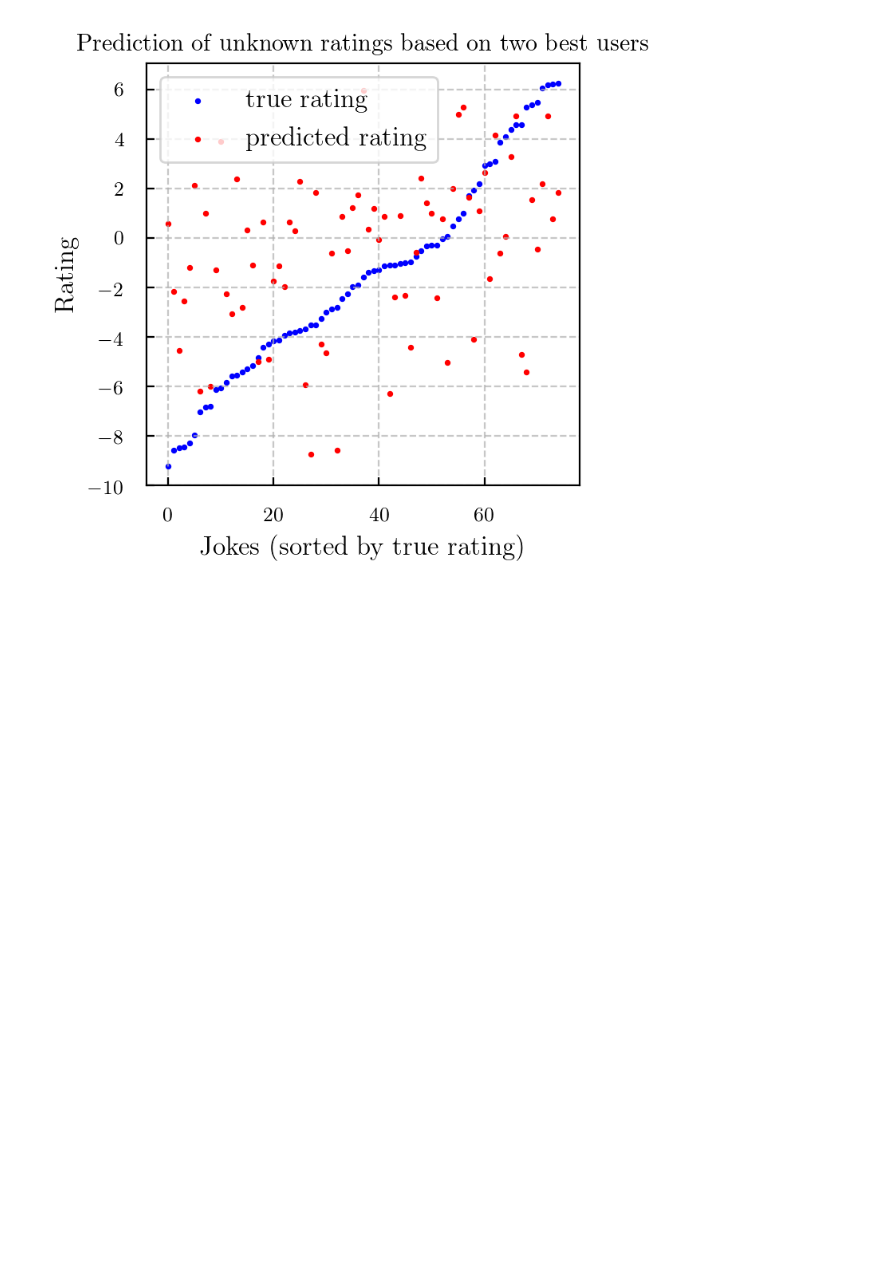
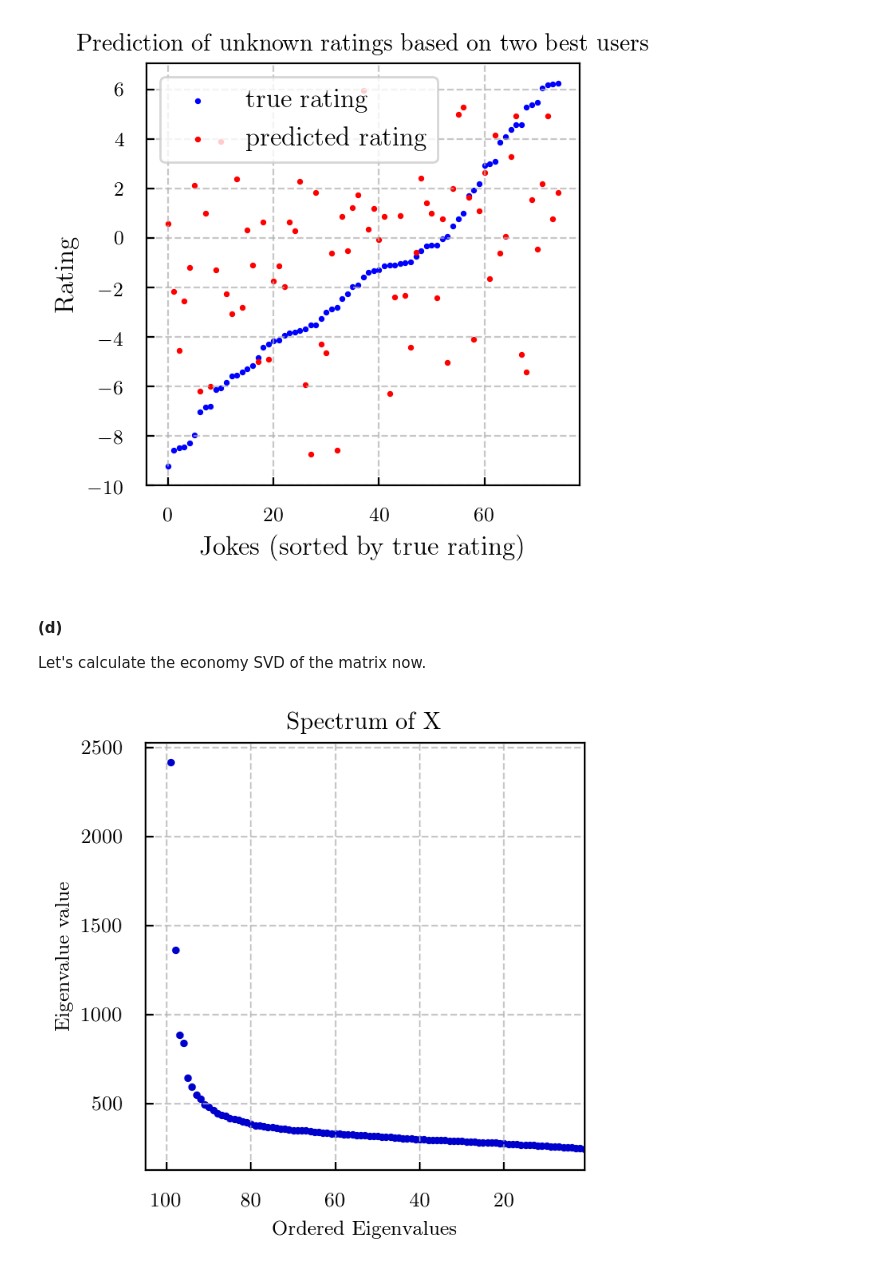
Before and after one commit to dtanoglidis/Machine-Learning-Math-Methods, a Jupyter notebook: HW5_Tanoglidis.ipynb, the cells around one changed output. Cells and saved outputs as stored; diff of their text form; code cells hidden in the pictures; blank space fills up the shorter version.

```diff
--- a/HW5_Tanoglidis.ipynb
+++ b/HW5_Tanoglidis.ipynb
@@ -358,3 +358,25 @@ plt.grid(ls='--',alpha=0.7)
 plt.show()
 # %% [output]
 [figure]
+# %% [markdown]
+#### (d)
+
+Let's calculate the economy SVD of the matrix now.
+# %%
+U,S,V_T = np.linalg.svd(X, full_matrices=False)
+
+
+plt.figure(figsize = (3.5,3.5))
+
+
+plt.scatter(range(100),np.sort(S),color="mediumblue",s=5.5)
+plt.xlabel("Ordered Eigenvalues")
+plt.ylabel("Eigenvalue value")
+
+plt.title("Spectrum of X")
+
+plt.xlim(105,1)
+plt.grid(ls='--',alpha=0.7)
+plt.show()
+# %% [output]
+[figure, added]
```
Also changed, not shown: parts of 20 cells of this notebook.
